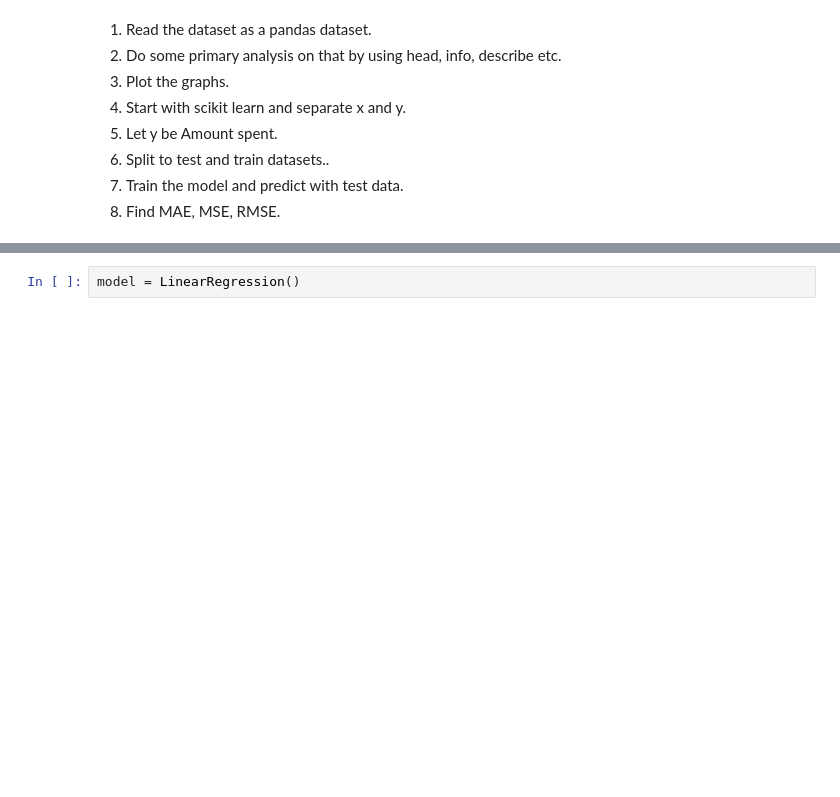
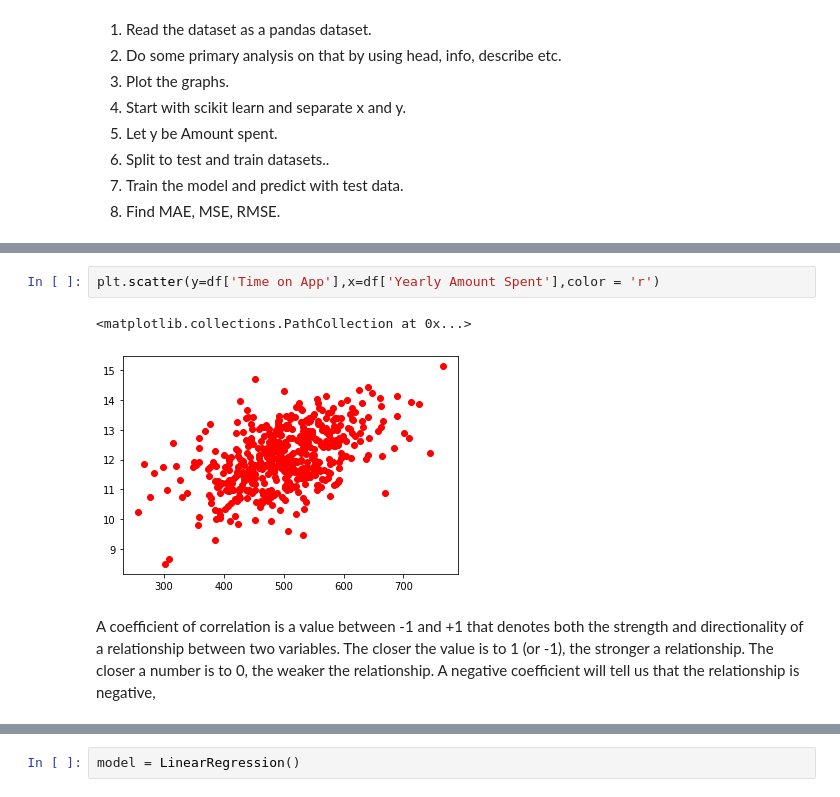
Before and after one commit to azadranjith/LinearRegression, a Jupyter notebook: Linear Regression.ipynb, the cells around one changed output, grey strips where cells are left out. Saved outputs shown, nothing was run; the diff lists cells and outputs as text; blank space fills up the shorter version.

```diff
--- a/Linear Regression.ipynb
+++ b/Linear Regression.ipynb
@@ -26 +100,8 @@ df = pd.read_csv('Linear Regression_ Problem Data Set.txt')
+# %%
+plt.scatter(y=df['Time on App'],x=df['Yearly Amount Spent'],color = 'r')
+# %% [output]
+<matplotlib.collections.PathCollection at 0x...>
+[figure, added]
+# %% [markdown]
+A coefficient of correlation is a value between -1 and +1 that denotes both the strength and directionality of a relationship between two variables. The closer the value is to 1 (or -1), the stronger a relationship. The closer a number is to 0, the weaker the relationship. A negative coefficient will tell us that the relationship is negative,
 # %%
```
Also changed, not shown: parts of 43 cells of this notebook, 1 other file.
